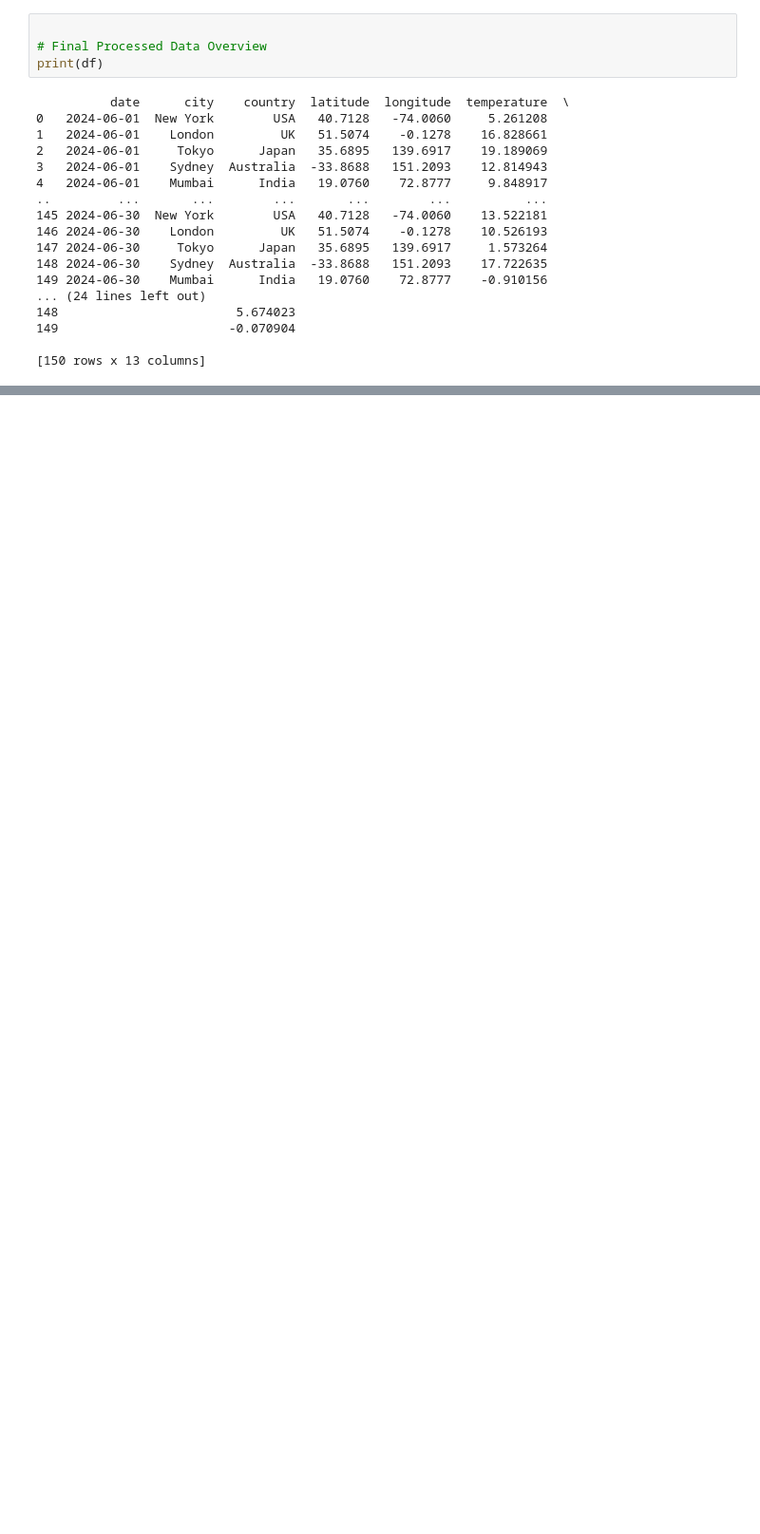
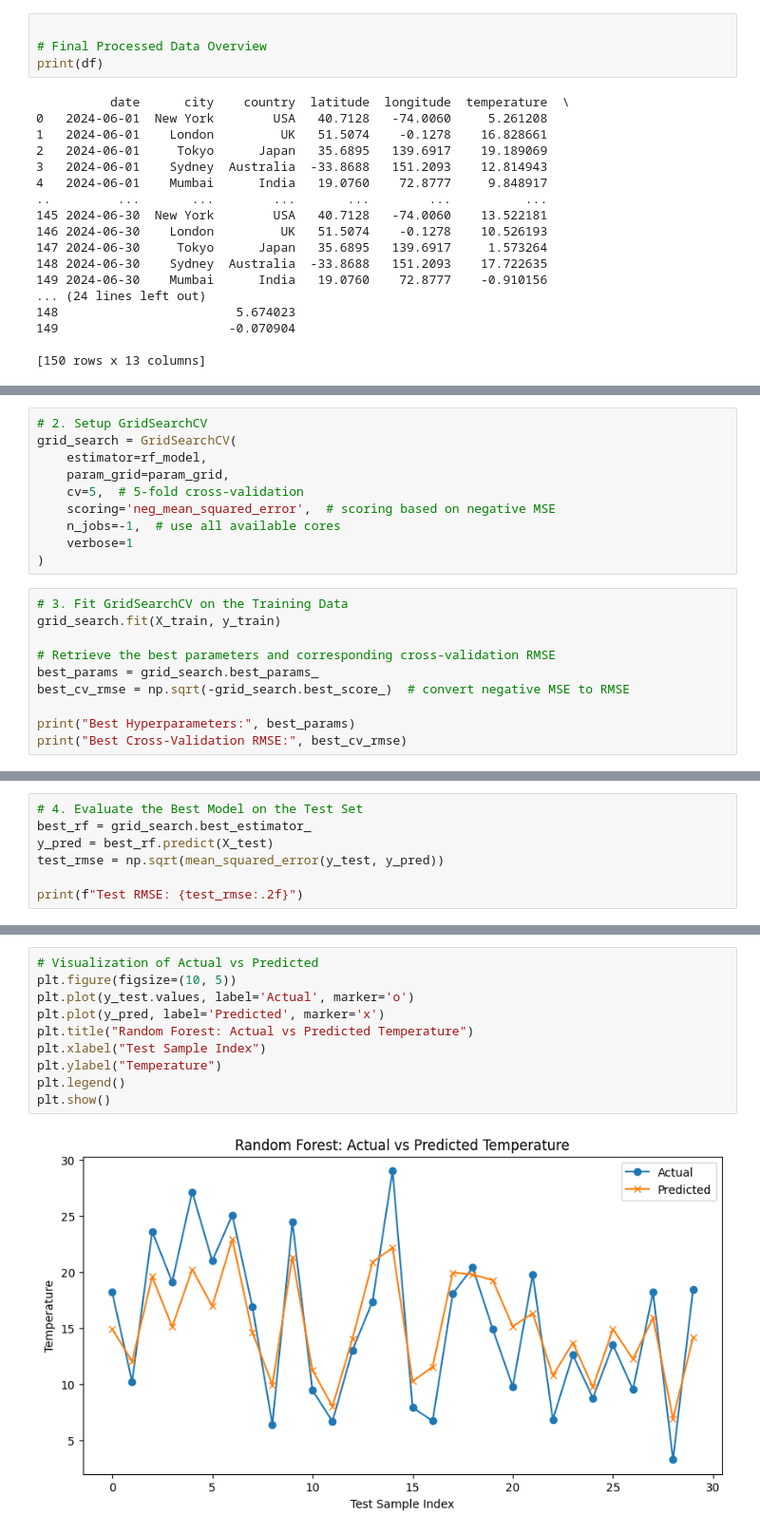
Before and after one commit to neilgarnet/ML-Weather-Project, a Jupyter notebook: RandomForestModel.ipynb, the cells around one changed output, grey strips where cells are left out. Shown: that part at 95% size. Drawn from its saved outputs; the diff is of its cells as text; blank space fills up the shorter version.

```diff
--- a/RandomForestModel.ipynb
+++ b/RandomForestModel.ipynb
@@ -271,0 +245,20 @@ Passing `palette` without assigning `hue` is deprecated and will be removed in v
+# %%
+# 2. Setup GridSearchCV
+grid_search = GridSearchCV(
+    estimator=rf_model,
+    param_grid=param_grid,
+    cv=5,  # 5-fold cross-validation
+    scoring='neg_mean_squared_error',  # scoring based on negative MSE
+    n_jobs=-1,  # use all available cores
+    verbose=1
+)
+# %%
+# 3. Fit GridSearchCV on the Training Data
+grid_search.fit(X_train, y_train)
+
+# Retrieve the best parameters and corresponding cross-validation RMSE
+best_params = grid_search.best_params_
+best_cv_rmse = np.sqrt(-grid_search.best_score_)  # convert negative MSE to RMSE
+
+print("Best Hyperparameters:", best_params)
+print("Best Cross-Validation RMSE:", best_cv_rmse)
@@ -271,0 +286,7 @@ Passing `palette` without assigning `hue` is deprecated and will be removed in v
+# %%
+# 4. Evaluate the Best Model on the Test Set
+best_rf = grid_search.best_estimator_
+y_pred = best_rf.predict(X_test)
+test_rmse = np.sqrt(mean_squared_error(y_test, y_pred))
+
+print(f"Test RMSE: {test_rmse:.2f}")
@@ -271,0 +316,12 @@ Passing `palette` without assigning `hue` is deprecated and will be removed in v
+# %%
+# Visualization of Actual vs Predicted
+plt.figure(figsize=(10, 5))
+plt.plot(y_test.values, label='Actual', marker='o')
+plt.plot(y_pred, label='Predicted', marker='x')
+plt.title("Random Forest: Actual vs Predicted Temperature")
+plt.xlabel("Test Sample Index")
+plt.ylabel("Temperature")
+plt.legend()
+plt.show()
+# %% [output]
+[figure, added]
```
Also changed, not shown: parts of 16 cells of this notebook.
